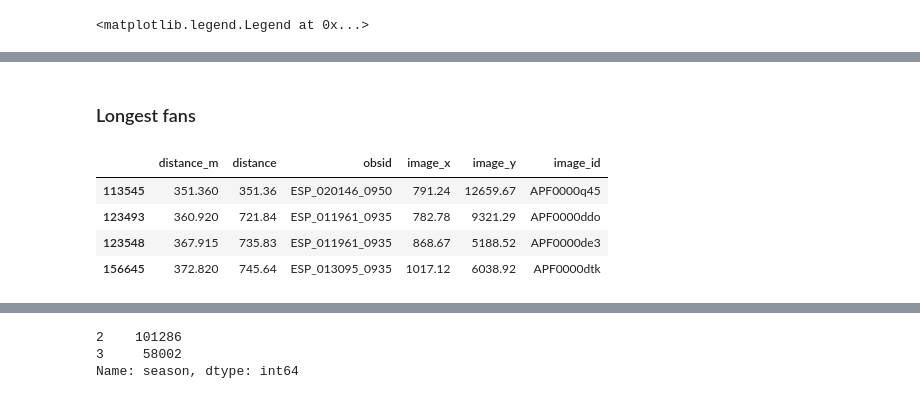
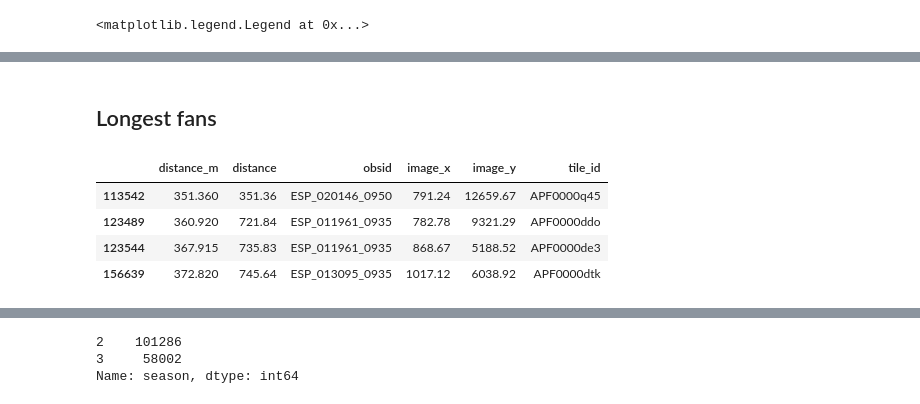
Before and after one commit to michaelaye/planet4, a Jupyter notebook: notebooks/catalog_stats.ipynb, the cells around one changed output, grey strips where cells are left out. Drawn from its saved outputs; the diff is of its cells as text; code cells hidden in the pictures.

```diff
--- a/notebooks/catalog_stats.ipynb
+++ b/notebooks/catalog_stats.ipynb
@@ -13,4 +47,4 @@ from planet4.catalog_production import ReleaseManager
 # %% [markdown]
 # Read in data
 # %%
-rm = ReleaseManager('v1.0b4')
+rm = ReleaseManager('v1.0')
@@ -17,5 +168,6 @@ rm = ReleaseManager('v1.0b4')
 # %%
 blotches = rm.read_blotch_file().assign(marking='blotch')
 fans = rm.read_fan_file().assign(marking='fan')
+combined = pd.concat([blotches, fans], ignore_index=True)
 blotches.head()
 # %% [output]
@@ -37,2 +192,0 @@ fans.head()
-# %%
-combined = pd.concat([fans,blotches])
@@ -42,9 +233,9 @@ Adding a region identifier, immensely helpful in automatically plotting stuff ac
 for Reg in region_data.regions:
     reg = Reg()
     print(reg.name)
-    combined.loc[combined.image_name.isin(reg.all_obsids), 'region'] = reg.name
-    fans.loc[fans.image_name.isin(reg.all_obsids), 'region']= reg.name
-    blotches.loc[blotches.image_name.isin(reg.all_obsids), 'region'] = reg.name
+    combined.loc[combined.obsid.isin(reg.all_obsids), 'region'] = reg.name
+    fans.loc[fans.obsid.isin(reg.all_obsids), 'region']= reg.name
+    blotches.loc[blotches.obsid.isin(reg.all_obsids), 'region'] = reg.name
 # %% [output]
 Giza
 Inca
@@ -324,17 +587,17 @@ scipy.stats.percentileofscore(blotches.radius_2_m, 30)
 # %%
 plt.close('all')
 # %% [markdown]
-### Longest fans
+## Longest fans
 # %%
 fans.query('distance_m > 350')[
-    'distance_m distance obsid image_x image_y image_id'.split()].sort_values(
+    'distance_m distance obsid image_x image_y tile_id'.split()].sort_values(
         by='distance_m')
 # %% [output]
-|  | distance_m | distance | obsid | image_x | image_y | image_id |
-| 113545 | 351.360 | 351.36 | ESP_020146_0950 | 791.24 | 12659.67 | APF0000q45 |
-| 123493 | 360.920 | 721.84 | ESP_011961_0935 | 782.78 | 9321.29 | APF0000ddo |
-| 123548 | 367.915 | 735.83 | ESP_011961_0935 | 868.67 | 5188.52 | APF0000de3 |
-| 156645 | 372.820 | 745.64 | ESP_013095_0935 | 1017.12 | 6038.92 | APF0000dtk |
+|  | distance_m | distance | obsid | image_x | image_y | tile_id |
+| 113542 | 351.360 | 351.36 | ESP_020146_0950 | 791.24 | 12659.67 | APF0000q45 |
+| 123489 | 360.920 | 721.84 | ESP_011961_0935 | 782.78 | 9321.29 | APF0000ddo |
+| 123544 | 367.915 | 735.83 | ESP_011961_0935 | 868.67 | 5188.52 | APF0000de3 |
+| 156639 | 372.820 | 745.64 | ESP_013095_0935 | 1017.12 | 6038.92 | APF0000dtk |
 # %%
 from planet4 import plotting
 # %%
```
Also changed, not shown: parts of 126 cells of this notebook.
